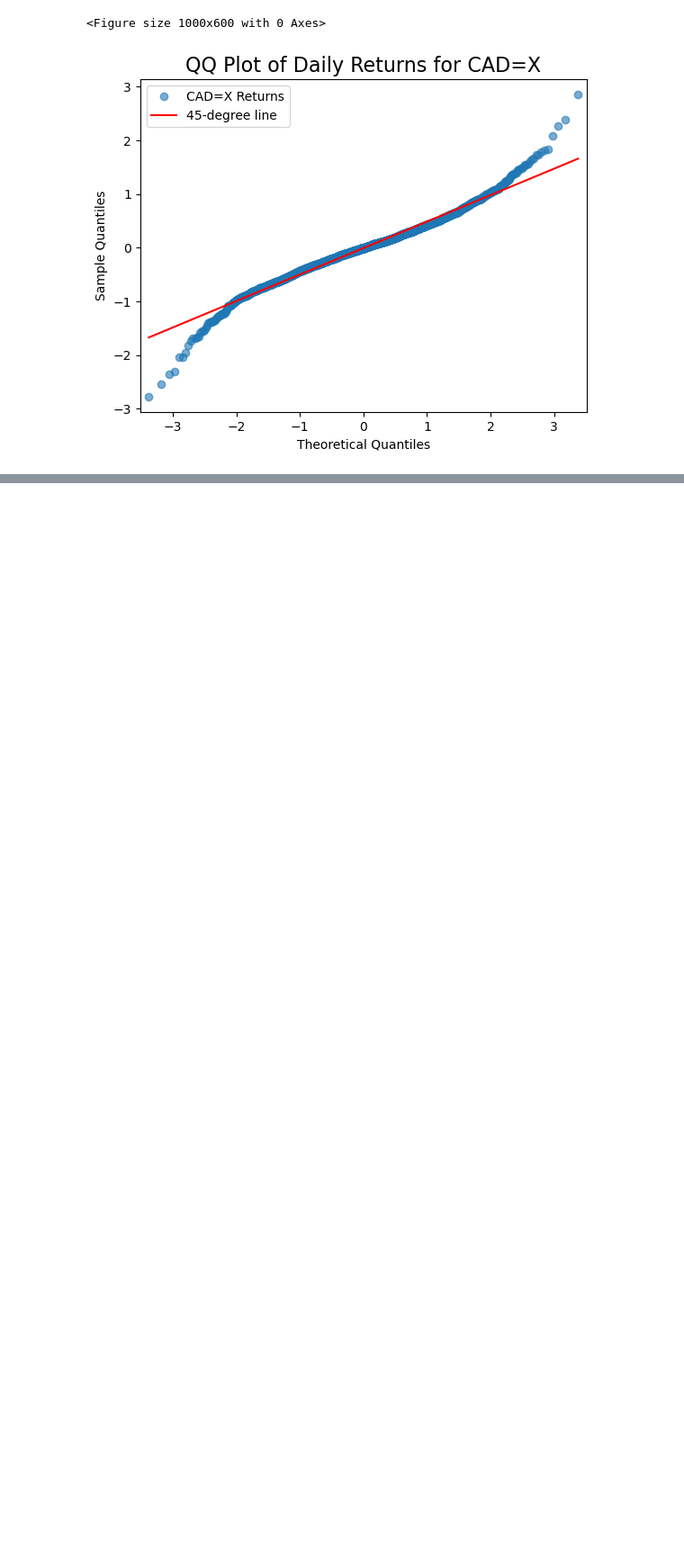
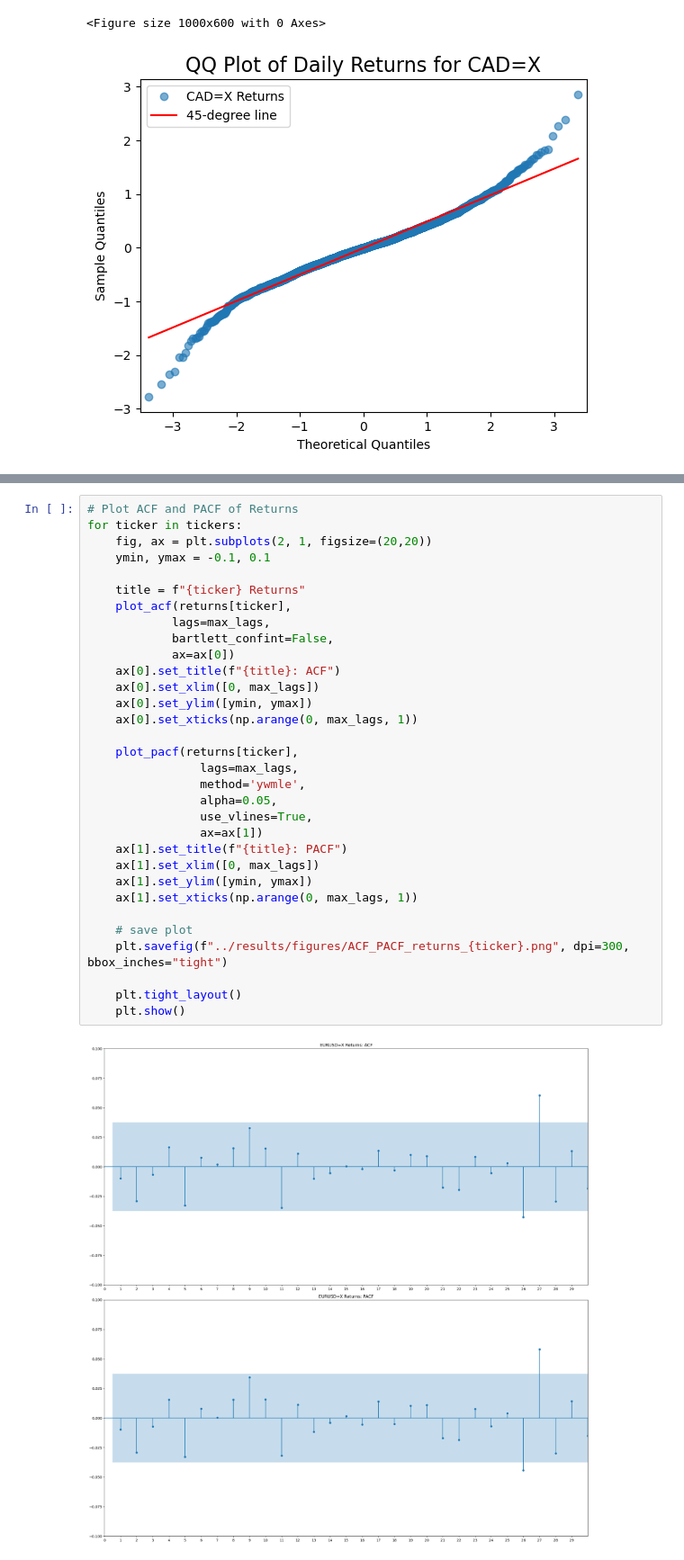
Before and after one commit to AnnastasiaStathakos/financial-time-series-forecasting, a Jupyter notebook: notebooks/01_forex_data_analysis.ipynb, the cells around one changed output, grey strips where cells are left out. Shown at 90% size. Drawn from its saved outputs; the diff is of its cells as text; blank space fills up the shorter version.

```diff
--- a/notebooks/01_forex_data_analysis.ipynb
+++ b/notebooks/01_forex_data_analysis.ipynb
@@ -222,0 +337,34 @@ for ticker in tickers:
+# %%
+# Plot ACF and PACF of Returns
+for ticker in tickers:
+    fig, ax = plt.subplots(2, 1, figsize=(20,20))
+    ymin, ymax = -0.1, 0.1
+
+    title = f"{ticker} Returns"
+    plot_acf(returns[ticker],
+            lags=max_lags,
+            bartlett_confint=False,
+            ax=ax[0])
+    ax[0].set_title(f"{title}: ACF")
+    ax[0].set_xlim([0, max_lags])
+    ax[0].set_ylim([ymin, ymax])
+    ax[0].set_xticks(np.arange(0, max_lags, 1))
+
+    plot_pacf(returns[ticker],
+                lags=max_lags,
+                method='ywmle',
+                alpha=0.05,
+                use_vlines=True,
+                ax=ax[1])
+    ax[1].set_title(f"{title}: PACF")
+    ax[1].set_xlim([0, max_lags])
+    ax[1].set_ylim([ymin, ymax])
+    ax[1].set_xticks(np.arange(0, max_lags, 1))
+
+    # save plot
+    plt.savefig(f"../results/figures/ACF_PACF_returns_{ticker}.png", dpi=300, bbox_inches="tight")
+
+    plt.tight_layout()
+    plt.show()
+# %% [output]
+[figure, added]
```
Also changed, not shown: parts of 22 cells of this notebook, 18 other files.
